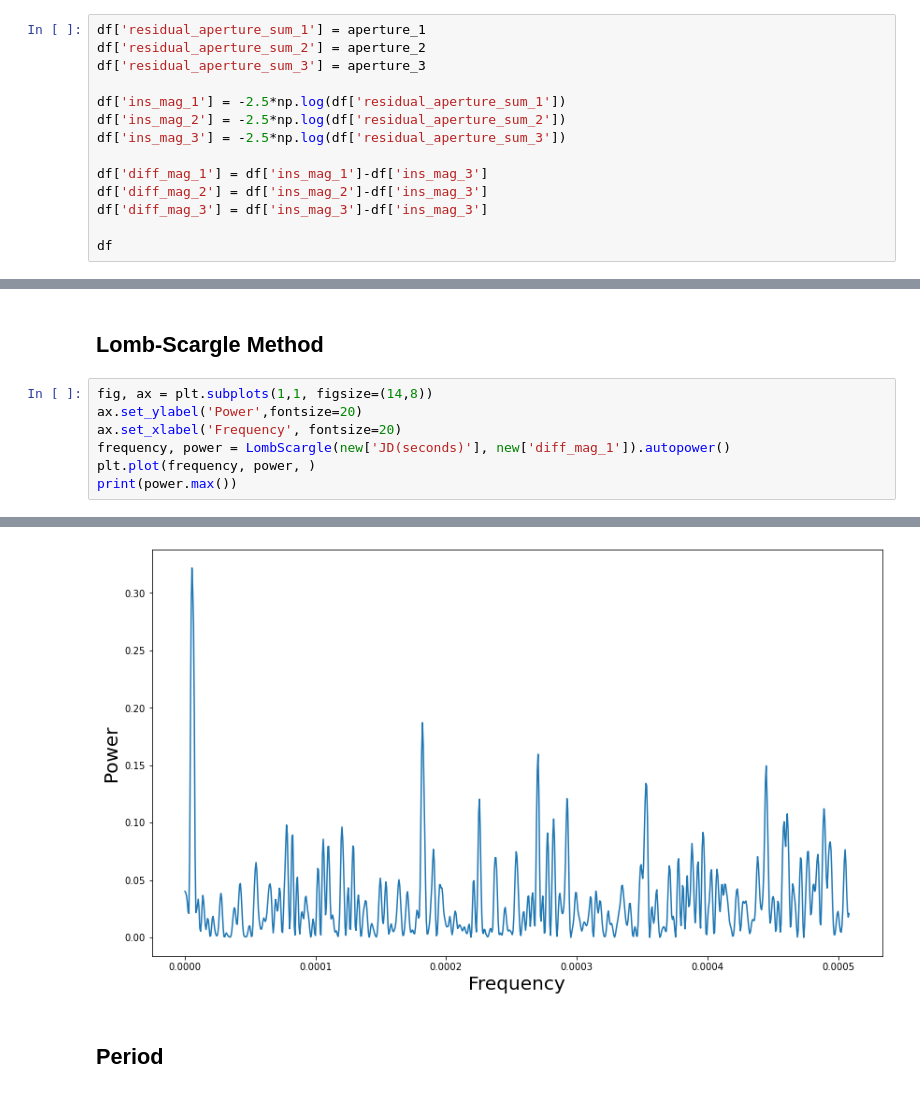
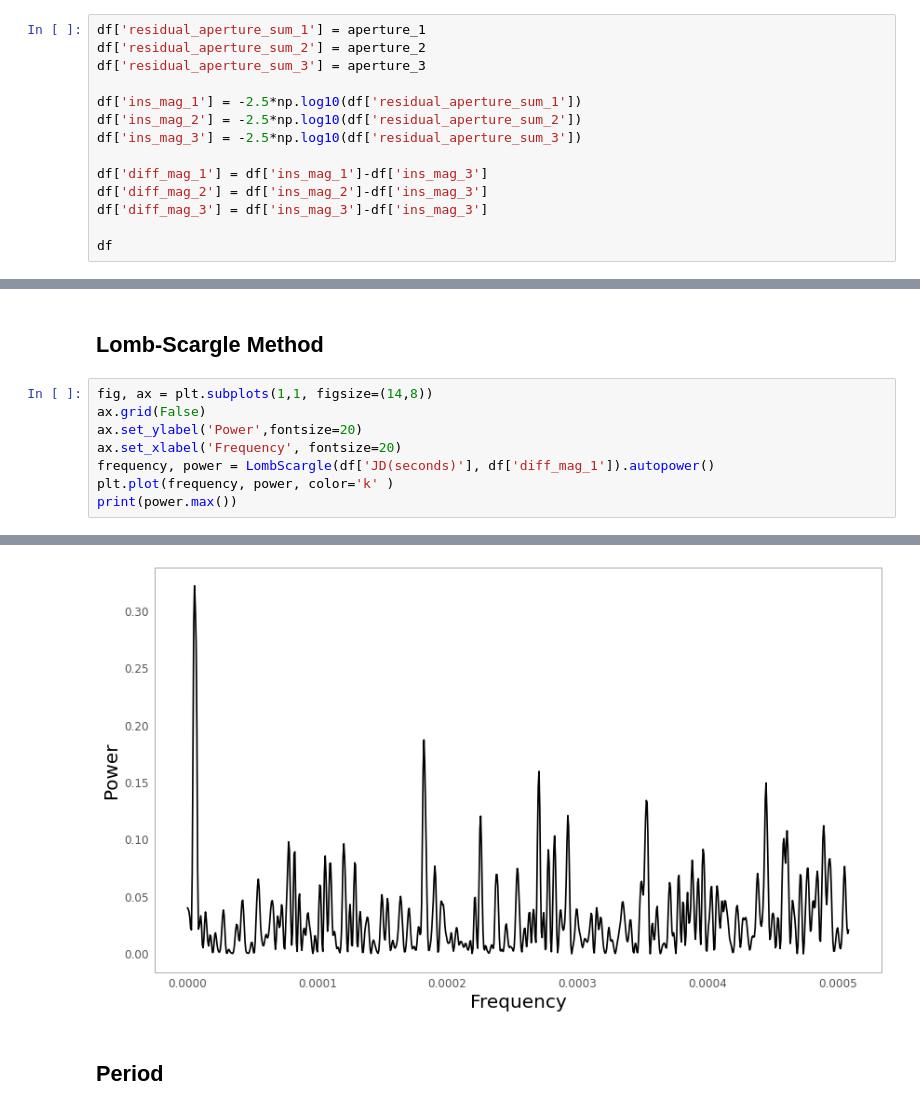
Before and after one commit to vvkrddy/cepheid-anu, a Jupyter notebook: main.ipynb, the cells around one changed output, grey strips where cells are left out. Drawn from its saved outputs; the diff is of its cells as text.

```diff
--- a/main.ipynb
+++ b/main.ipynb
@@ -102,9 +120,9 @@ df['residual_aperture_sum_1'] = aperture_1
 df['residual_aperture_sum_2'] = aperture_2
 df['residual_aperture_sum_3'] = aperture_3
 
-df['ins_mag_1'] = -2.5*np.log(df['residual_aperture_sum_1'])
-df['ins_mag_2'] = -2.5*np.log(df['residual_aperture_sum_2'])
-df['ins_mag_3'] = -2.5*np.log(df['residual_aperture_sum_3'])
+df['ins_mag_1'] = -2.5*np.log10(df['residual_aperture_sum_1'])
+df['ins_mag_2'] = -2.5*np.log10(df['residual_aperture_sum_2'])
+df['ins_mag_3'] = -2.5*np.log10(df['residual_aperture_sum_3'])
 
 df['diff_mag_1'] = df['ins_mag_1']-df['ins_mag_3']
 df['diff_mag_2'] = df['ins_mag_2']-df['ins_mag_3']
@@ -183,9 +232,10 @@ ax[1].scatter(np.arange(df['JD(seconds)'].min(),df['JD(seconds)'].max(), 1000),
 ## Lomb-Scargle Method
 # %%
 fig, ax = plt.subplots(1,1, figsize=(14,8))
+ax.grid(False)
 ax.set_ylabel('Power',fontsize=20)
 ax.set_xlabel('Frequency', fontsize=20)
-frequency, power = LombScargle(new['JD(seconds)'], new['diff_mag_1']).autopower()
-plt.plot(frequency, power, )
+frequency, power = LombScargle(df['JD(seconds)'], df['diff_mag_1']).autopower()
+plt.plot(frequency, power, color='k' )
 print(power.max())
 # %% [output]
@@ -193,4 +243,4 @@ print(power.max())
-[figure, old version]
+[figure, new version]
 # %% [markdown]
 ## Period
 # %%
```
Also changed, not shown: parts of 17 cells of this notebook, 4 other files.
